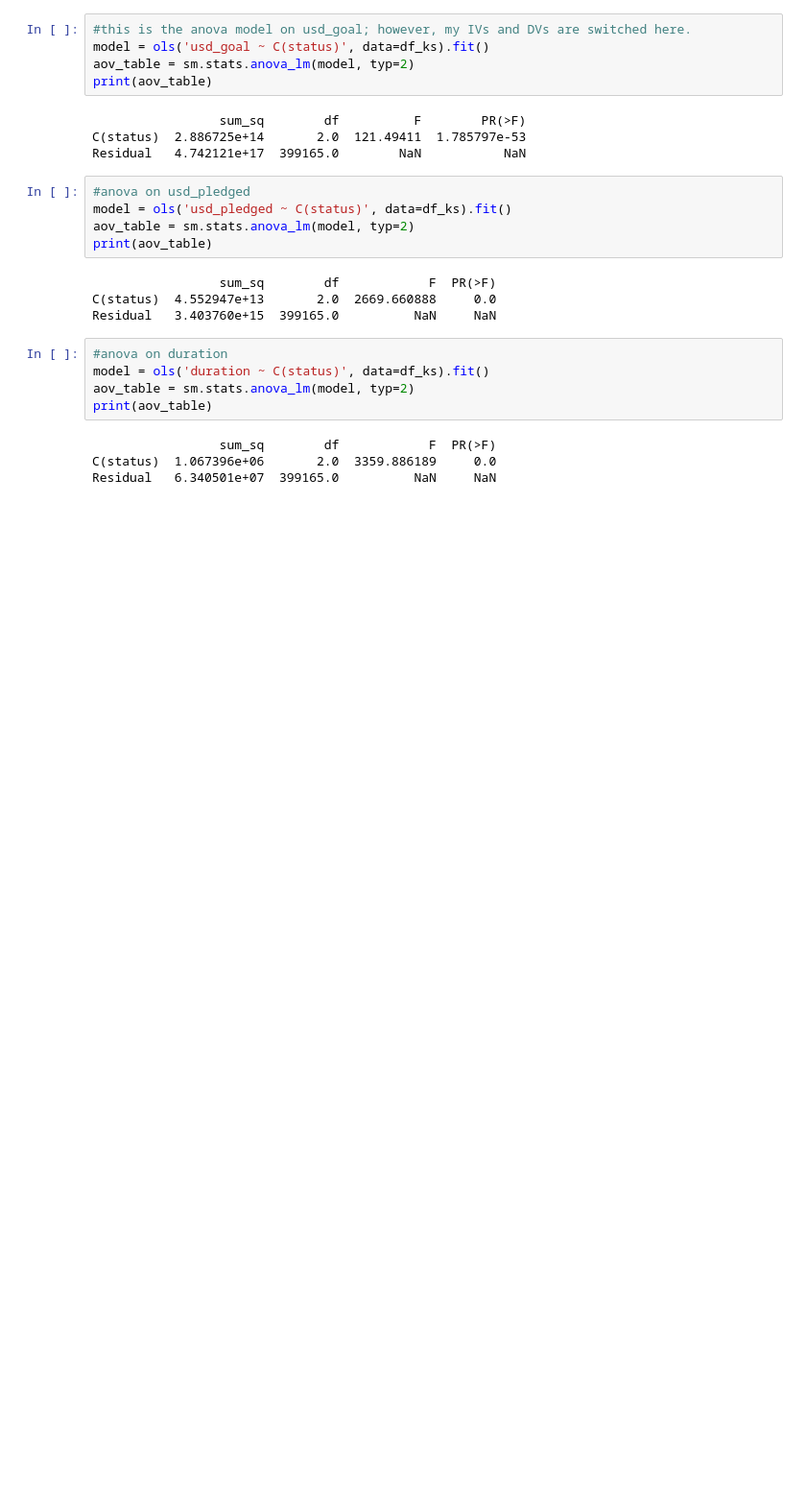
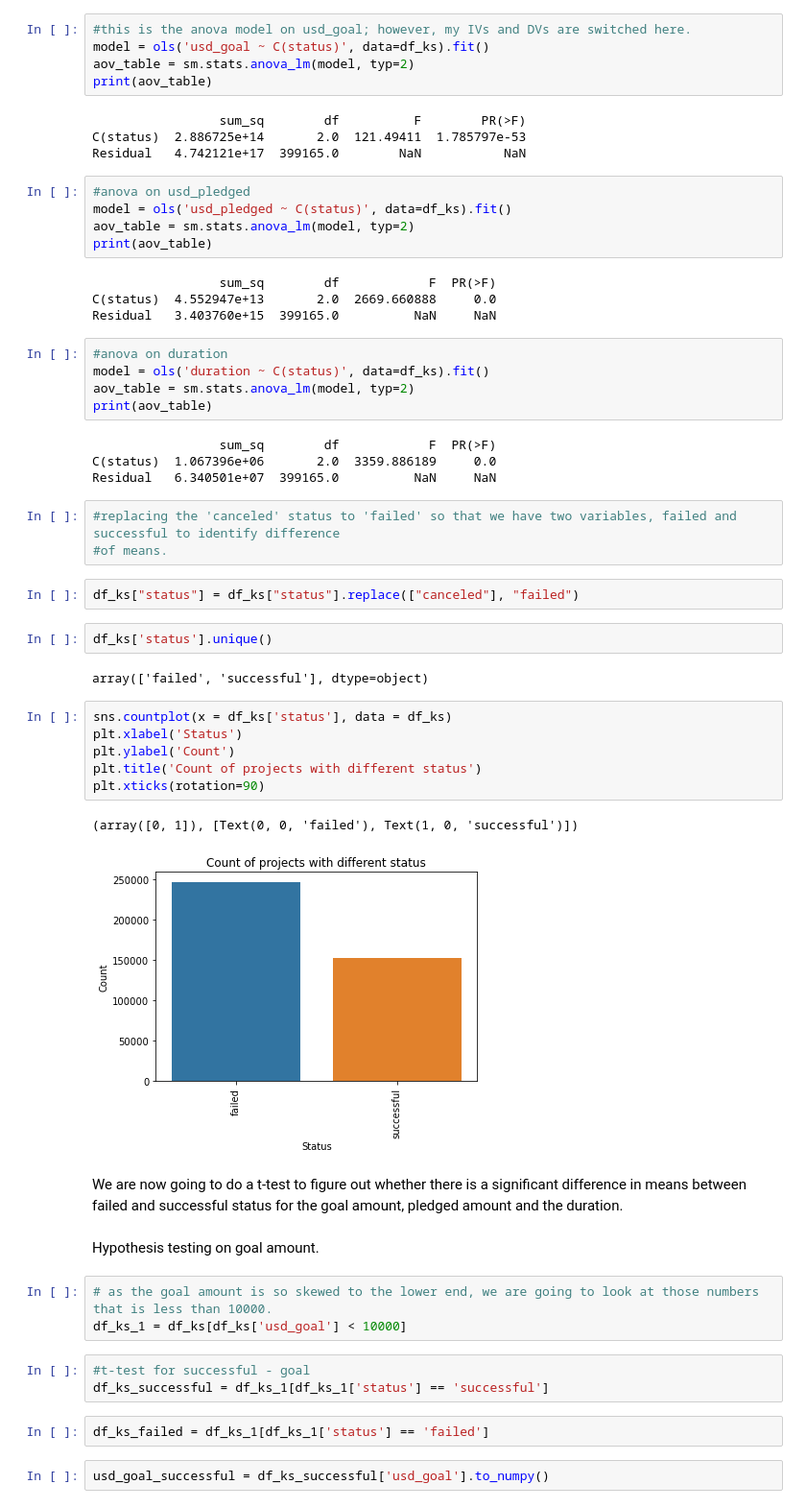
Before and after one commit to shikshyadhikari9/Capstone_Two_Springboard2021, a Jupyter notebook: Capstone_Two_ExploratoryDataAnalysis.ipynb, the cells around one changed output. Shown at 96% size. Cells and saved outputs as stored; diff of their text form; blank space fills up the shorter version.

Commit message:
uploading with changes to hypothesis testing part

```diff
--- a/Capstone_Two_ExploratoryDataAnalysis.ipynb
+++ b/Capstone_Two_ExploratoryDataAnalysis.ipynb
@@ -1082,3 +1082,36 @@ print(aov_table)
                  sum_sq        df            F  PR(>F)
 C(status)  1.067396e+06       2.0  3359.886189     0.0
 Residual   6.340501e+07  399165.0          NaN     NaN
+# %%
+#replacing the 'canceled' status to 'failed' so that we have two variables, failed and successful to identify difference
+#of means.
+# %%
+df_ks["status"] = df_ks["status"].replace(["canceled"], "failed")
+# %%
+df_ks['status'].unique()
+# %% [output]
+array(['failed', 'successful'], dtype=object)
+# %%
+sns.countplot(x = df_ks['status'], data = df_ks)
+plt.xlabel('Status')
+plt.ylabel('Count')
+plt.title('Count of projects with different status')
+plt.xticks(rotation=90)
+# %% [output]
+(array([0, 1]), [Text(0, 0, 'failed'), Text(1, 0, 'successful')])
+[figure, added]
+# %% [markdown]
+We are now going to do a t-test to figure out whether there is a significant difference in means between failed and
+successful status for the goal amount, pledged amount and the duration.
+# %% [markdown]
+Hypothesis testing on goal amount.
+# %%
+# as the goal amount is so skewed to the lower end, we are going to look at those numbers that is less than 10000.
+df_ks_1 = df_ks[df_ks['usd_goal'] < 10000]
+# %%
+#t-test for successful - goal
+df_ks_successful = df_ks_1[df_ks_1['status'] == 'successful']
+# %%
+df_ks_failed = df_ks_1[df_ks_1['status'] == 'failed']
+# %%
+usd_goal_successful = df_ks_successful['usd_goal'].to_numpy()
```
Also changed, not shown: parts of 39 cells of this notebook.
